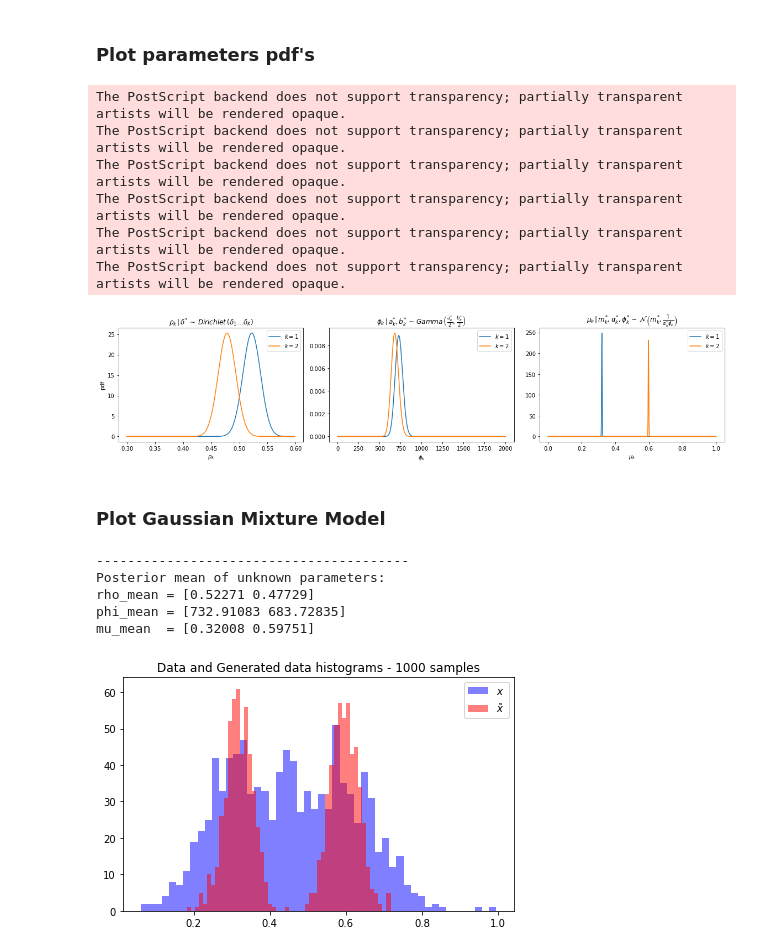
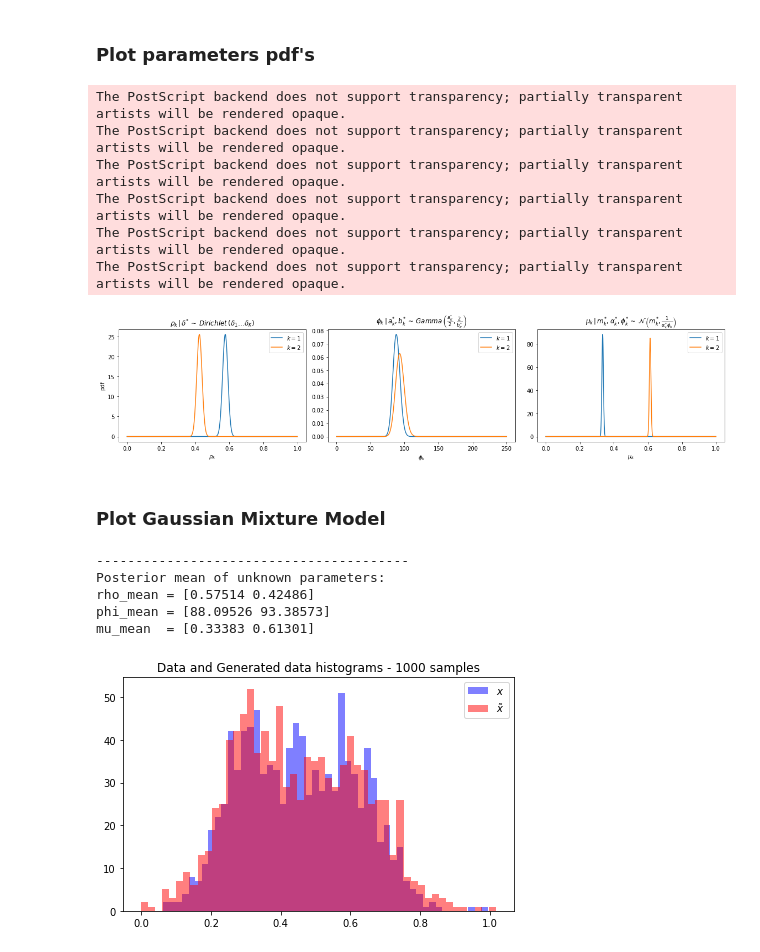
Before and after one commit to emarazz/siml_2019, a Jupyter notebook: H3/hw3.ipynb, the cells around one changed output. Drawn from its saved outputs; the diff is of its cells as text; code cells hidden in the pictures.

```diff
--- a/H3/hw3.ipynb
+++ b/H3/hw3.ipynb
@@ -190,8 +193,8 @@ while(True):
     # Distribution parameters
     delta = np.ones(K)                                  # Dirichlet distribution parameters: delta
     a = 9*np.random.rand() + 1e-9                       # Gamma distribution parameters: shape
-    b = 2*np.random.rand() + 1e-9                       # Gamma distribution parameters: shape
-    m = np.random.randn(K) + np.repeat(x.mean(),K)      # Normal distribuion parameters: mean
+    b = 2*np.random.rand() + 1e-9                       # Gamma distribution parameters: scale
+    m = x.std()*np.random.randn(K) + np.repeat(x.mean(),K)      # Normal distribuion parameters: mean
     alpha = np.random.rand(K) + 1e-9
 
     # 1. Set initials values rho, mu, phi
@@ -202,7 +205,7 @@ while(True):
     z = np.argmax(p_zi_xi(x,rho,mu,phi),axis=1)
     nk = np.sum(z.reshape(-1,1) == np.arange(K), axis=0)    # calculate nk for each k
     if all( nk > x.shape[-1]/(2*K)):
-        break
+         break
 
 print('Initial conditions and parameters:')
 print('nk  = {}'.format(nk))
@@ -215,14 +218,14 @@ for k in range(K):
     mu_p = mu[k]
     variance = 1/phi[k]
     sigma = math.sqrt(variance)
-    x_p = np.linspace(mu_p - 3*sigma, mu_p + 3*sigma, 100)
+    x_p = np.linspace(mu_p - 3*sigma, mu_p + 3*sigma, 1000)
     plt.plot(x_p, rho[k]*stats.norm.pdf(x_p, mu_p, sigma),label=r'$k={}$'.format(k+1))
 
 plt.title('Gaussian Mixture - Initial condition')
 plt.xlabel('x')
 plt.ylabel('pdf')
 plt.tight_layout()
-# plt.savefig('gaussian_ini_0{}.eps'.format(NUMBER))
+plt.savefig('gaussian_ini_0{}.eps'.format(NUMBER))
 plt.show()
 # %% [output]
 Initial conditions and parameters:
@@ -247,7 +250,7 @@ for i in range(n_iter):
     a_conj = a + nk
     one_hot = np.identity(K)[z].astype(bool)    # One hot encoding to calculate b_conj
     b_conj = b + np.array([np.power(x[one_hot[:,k]]-mu[k], 2).sum() for k in range(K)])
-    phi = np.random.gamma(a_conj/2,b_conj/2,size=(K))
+    phi = np.random.gamma(a_conj/2,2/b_conj,size=(K))
 
     # 5. Update mu sampling from mu^(j+1)
     alpha_conj = alpha + nk
@@ -274,7 +277,7 @@ plt.xlabel(r'$x$')
 plt.ylabel('pdf')
 plt.legend()
 plt.tight_layout()
-# plt.savefig('gaussian_mix_0{}.eps'.format(NUMBER))
+plt.savefig('gaussian_mix_0{}.eps'.format(NUMBER))
 plt.show()
 # %% [output]
 The PostScript backend does not support transparency; partially transparent artists will be rendered opaque.
@@ -291,7 +294,7 @@ mu  = [0.31904 0.5955 ]
 fig, ax = plt.subplots(1,3,figsize=(16,4))
 
 # Plot rho distribution
-x_p = np.arange(0.3,0.6,0.001)
+x_p = np.arange(0,1,0.001)
 z_p = np.zeros(x_p.shape)
 for i in range(len(x_p)):
     z_p[i] = stats.dirichlet.pdf(np.array([x_p[i],1-x_p[i]]),delta_conj)
@@ -305,13 +308,13 @@ ax[0].set_ylabel('pdf')
 
 # Plot phi and mu distribution
 for k in range(K):
-    x_p = np.linspace(0,2000, 1000)
-    ax[1].plot(x_p, stats.gamma.pdf(x_p, a_conj[k]/2, scale=b_conj[k]/2), label=r'$k={}$'.format(k+1))
+    x_p = np.linspace(0,250, 1000)
+    ax[1].plot(x_p, stats.gamma.pdf(x_p, a_conj[k]/2, scale=2/b_conj[k]), label=r'$k={}$'.format(k+1))
 
     x_p = np.linspace(0,1, 1000)
     ax[2].plot(x_p, stats.norm.pdf(x_p, m_conj[k], np.sqrt(1/(alpha_conj[k]*phi[k]))),label=r'$k={}$'.format(k+1))
 
-ax[1].set_title(r'$\phi_k \, | \,a_k^{*}, b_k^{*} \,\sim\, Gamma\,\left(\frac{a_K^{*}}{2},\frac{b_K^{*}}{2}\right)$')
+ax[1].set_title(r'$\phi_k \, | \,a_k^{*}, b_k^{*} \,\sim\, Gamma\,\left(\frac{a_K^{*}}{2},\frac{2}{b_K^{*}}\right)$')
 ax[1].set_xlabel(r'$\phi_k$')
 
 ax[2].set_title(r'$\mu_k \, | \,m_k^{*}, \alpha_k^{*}, \phi_k^{*} \,\sim\, \mathcal{N}\,\left(m_k^{*},\frac{1}{\alpha_k^{*}\phi_k}\right)$')
@@ -321,7 +324,7 @@ ax[0].legend()
 ax[1].legend()
 ax[2].legend()
 plt.tight_layout()
-# plt.savefig('parameters_0{}.eps'.format(NUMBER))
+plt.savefig('parameters_0{}.eps'.format(NUMBER))
 plt.show()
 # %% [output]
 The PostScript backend does not support transparency; partially transparent artists will be rendered opaque.
@@ -330,5 +333,5 @@ The PostScript backend does not support transparency; partially transparent arti
 The PostScript backend does not support transparency; partially transparent artists will be rendered opaque.
 The PostScript backend does not support transparency; partially transparent artists will be rendered opaque.
 The PostScript backend does not support transparency; partially transparent artists will be rendered opaque.
-[figure, old version]
+[figure, new version]
 # %% [markdown]
@@ -336,32 +340,32 @@ The PostScript backend does not support transparency; partially transparent arti
 # %%
 N = 1000
 rho_mean = np.random.dirichlet(delta_conj, size=N).mean(axis=0)
-phi_mean = np.random.gamma(a_conj/2,scale=b_conj/2,size=(N,K)).mean(axis=0)
+phi_mean = np.random.gamma(a_conj/2,scale=2/b_conj,size=(N,K)).mean(axis=0)
 mu_mean  = (m_conj + np.sqrt(1/(alpha_conj*phi_mean))*np.random.randn(N,K)).mean(axis=0)
 
 print(40*'-','\nPosterior mean of unknown parameters:')
 print('rho_mean = {}'.format(rho_mean))
 print('phi_mean = {}'.format(phi_mean))
 print('mu_mean  = {}\n'.format(mu_mean))
 
 x_tilde = np.zeros(1000)
-n_rho = np.round(rho*N).astype('int')
-x_tilde[:n_rho[0]] = mu[0] + np.sqrt(1/phi[0])*np.random.randn(n_rho[0].astype('int'))
-x_tilde[n_rho[0]:] = mu[1] + np.sqrt(1/phi[1])*np.random.randn(n_rho[1].astype('int'))
+n_rho = np.round(rho_mean*N).astype('int')
+x_tilde[:n_rho[0]] = mu_mean[0] + np.sqrt(1/phi_mean[0])*np.random.randn(n_rho[0].astype('int'))
+x_tilde[n_rho[0]:] = mu_mean[1] + np.sqrt(1/phi_mean[1])*np.random.randn(1000-n_rho[0].astype('int'))
 
 fig, ax = plt.subplots(1)
 ax.hist(x,bins=50, edgecolor='None', alpha = 0.5, color= 'b', label=r'$x$');
 ax.hist(x_tilde,bins=50, edgecolor='None', alpha = 0.5, color= 'r', label=r'$\tilde{x}$');
 ax.legend();
 ax.set_title('Data and Generated data histograms - 1000 samples');
 plt.tight_layout();
-# ax.set_rasterized(True)
-# plt.savefig('histograms_0{}.eps'.format(NUMBER),dpi=300);
+ax.set_rasterized(True)
+plt.savefig('histograms_0{}.eps'.format(NUMBER),dpi=300);
 plt.show();
 # %% [output]
 ----------------------------------------
 Posterior mean of unknown parameters:
-rho_mean = [0.52271 0.47729]
-phi_mean = [732.91083 683.72835]
-mu_mean  = [0.32008 0.59751]
+rho_mean = [0.57514 0.42486]
+phi_mean = [88.09526 93.38573]
+mu_mean  = [0.33383 0.61301]
-[figure, old version]
+[figure, new version]
```
Also changed, not shown: parts of 5 cells of this notebook.
